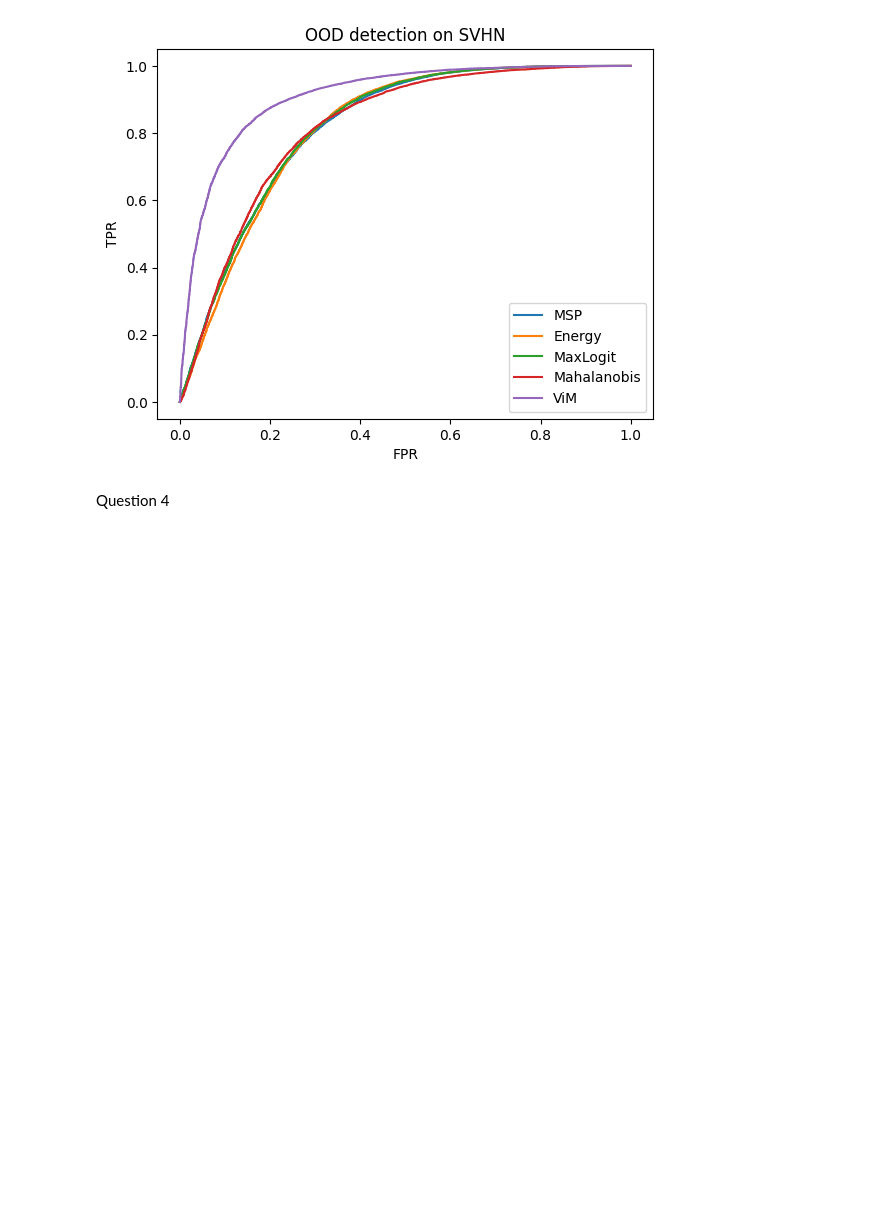
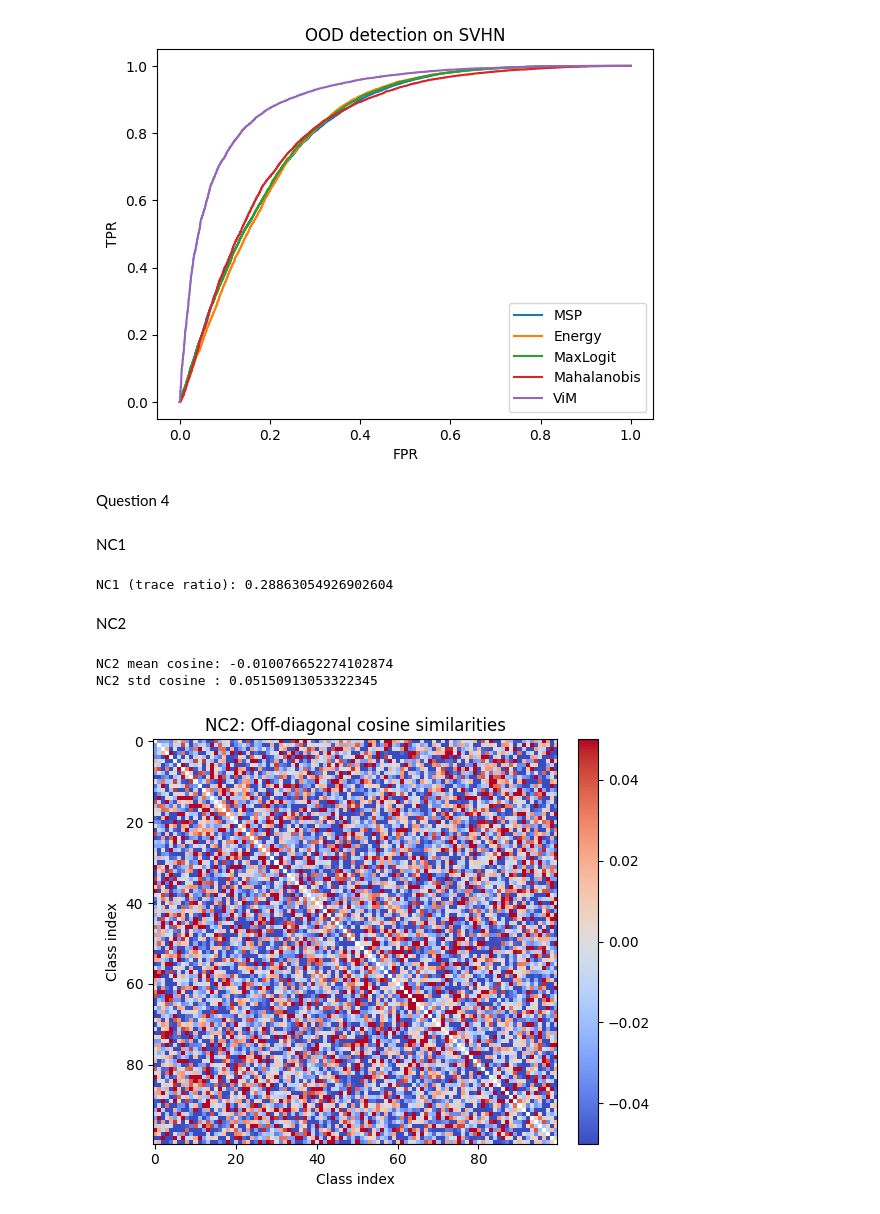
Before and after one commit to Myskdias/tp3, a Jupyter notebook: tp3.ipynb, the cells around one changed output. Saved outputs shown, nothing was run; the diff lists cells and outputs as text; code cells hidden in the pictures; blank space fills up the shorter version.

```diff
--- a/tp3.ipynb
+++ b/tp3.ipynb
@@ -552,9 +575,11 @@ plt.show()
 # %% [markdown]
 Question 4
 # %%
-features, labels = extract_features(model, trainloader_q3)
+features, labels = collect_features(model, trainloader_q3)
 features = features.numpy()
 labels = labels.numpy()
+# %% [markdown]
+NC1
 # %%
 num_classes = 100
 feat_dim = features.shape[1]
@@ -578,3 +603,5 @@ St = (Xt.T @ Xt) / features.shape[0]
 
 nc1_ratio = np.trace(Sw) / np.trace(St)
 print("NC1 (trace ratio):", nc1_ratio)
+# %% [output]
+NC1 (trace ratio): 0.28863054926902604
@@ -580,0 +631,30 @@ print("NC1 (trace ratio):", nc1_ratio)
+# %% [markdown]
+NC2
+# %%
+M = mus - mu_global
+M = normalize(M)
+
+cos_sim = M @ M.T
+
+# on enlève la diagonale
+off_diag = cos_sim[~np.eye(num_classes, dtype=bool)]
+
+print("NC2 mean cosine:", off_diag.mean())
+print("NC2 std cosine :", off_diag.std())
+# %% [output]
+NC2 mean cosine: -0.010076652274102874
+NC2 std cosine : 0.05150913053322345
+# %%
+cos_no_diag = cos_sim.copy()
+np.fill_diagonal(cos_no_diag, np.nan)
+
+plt.figure(figsize=(6, 5))
+im = plt.imshow(cos_no_diag, cmap="coolwarm", vmin=-0.05, vmax=0.05)
+plt.colorbar(im, fraction=0.046, pad=0.04)
+plt.title("NC2: Off-diagonal cosine similarities")
+plt.xlabel("Class index")
+plt.ylabel("Class index")
+plt.tight_layout()
+plt.show()
+# %% [output]
+[figure, added]
```
Also changed, not shown: parts of 41 cells of this notebook, 1 other file.
